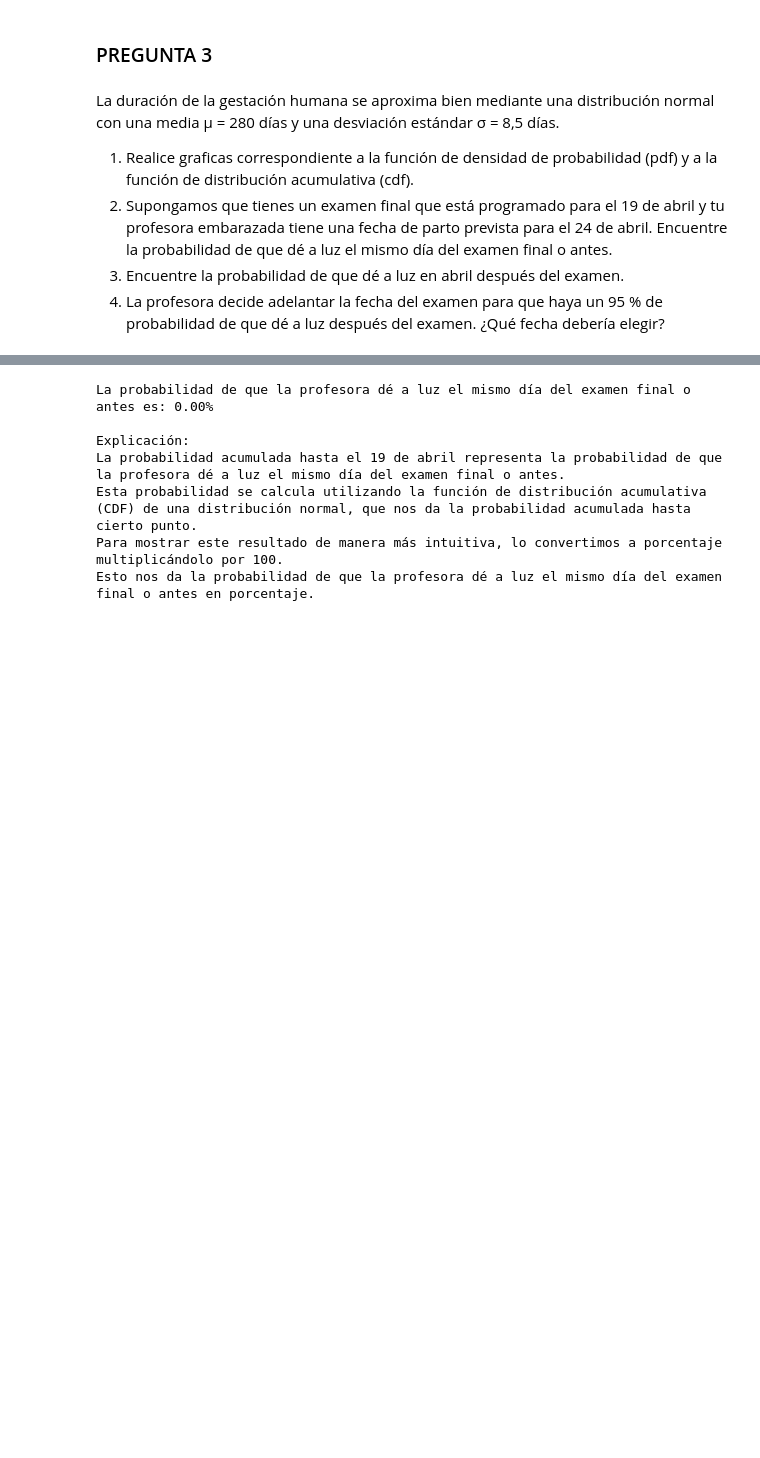
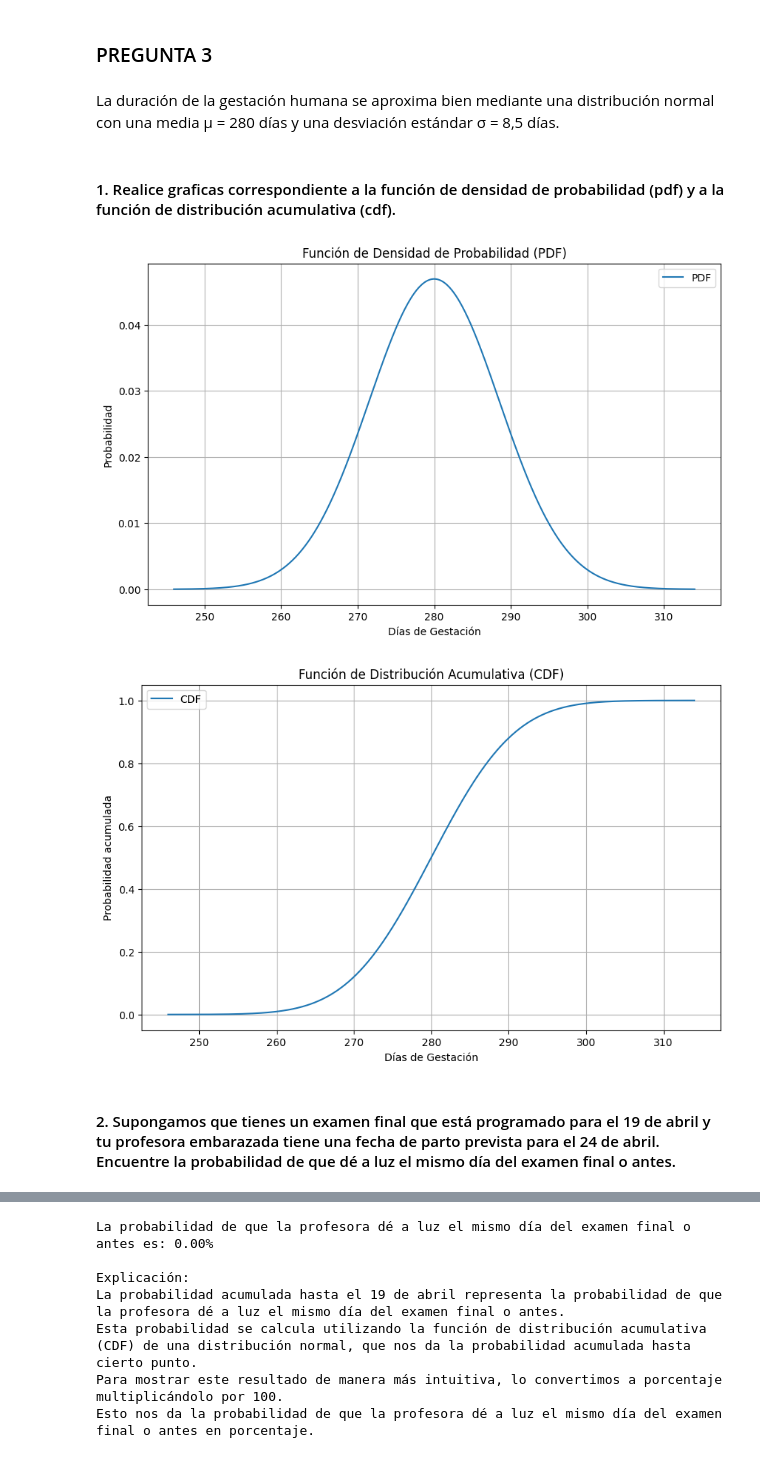
Before and after one commit to DCajiao/Distribuciones-de-Probabilidad, a Jupyter notebook: notebooks/pregunta3.ipynb, the cells around one changed output, grey strips where cells are left out. Saved outputs shown, nothing was run; the diff lists cells and outputs as text; code cells hidden in the pictures; blank space fills up the shorter version.

Commit message:
Formato de funciones

```diff
--- a/notebooks/pregunta3.ipynb
+++ b/notebooks/pregunta3.ipynb
@@ -1,9 +1,77 @@
 # %% [markdown]
 ### PREGUNTA 3
+# %% [markdown]
+La duración de la gestación humana se aproxima bien mediante una distribución normal con una media µ = 280 días y una desviación estándar σ = 8,5 días.
+# %% [markdown]
+#### 1.  Realice graficas correspondiente a la función de densidad de probabilidad (pdf) y a la función de distribución acumulativa (cdf).
+# %%
+import numpy as np
+import matplotlib.pyplot as plt
+from scipy.stats import norm
+from tabulate import tabulate
+
+def generar_distribucion_normal(mu, sigma):
+    """
+    Genera una distribución normal.
+
+    Parámetros:
+    mu (float): Media de la distribución.
+    sigma (float): Desviación estándar de la distribución.
+
+    Retorna:
+    x (array): Valores del rango.
+    pdf (array): Función de densidad de probabilidad.
+    cdf (array): Función de distribución acumulativa.
+    """
+    x = np.linspace(mu - 4*sigma, mu + 4*sigma, 1000)
+    pdf = norm.pdf(x, mu, sigma)
+    cdf = norm.cdf(x, mu, sigma)
+    return x, pdf, cdf
+
+def graficar_funcion(x, y, titulo, xlabel, ylabel, label):
+    """
+    Grafica una función.
+
+    Parámetros:
+    x (array): Valores en el eje x.
+    y (array): Valores en el eje y.
+    titulo (str): Título del gráfico.
+    xlabel (str): Etiqueta del eje x.
+    ylabel (str): Etiqueta del eje y.
+    label (str): Etiqueta de la función.
+    """
+    plt.figure(figsize=(10, 6))
+    plt.plot(x, y, label=label)
+    plt.title(titulo)
+    plt.xlabel(xlabel)
+    plt.ylabel(ylabel)
+    plt.grid(True)
+    plt.legend()
+    plt.show()
+
+def mostrar_explicacion(texto):
+    """
+    Muestra una explicación utilizando tabulate.
+
+    Parámetros:
+    texto (str): Texto a mostrar.
+    """
+    print(tabulate([[texto]], headers=['Explicación'], tablefmt='grid'))
+
+# Parámetros de la distribución normal
+mu = 280  # Media
+sigma = 8.5  # Desviación estándar
+
+# Generar distribución normal
+x, pdf, cdf = generar_distribucion_normal(mu, sigma)
+
+# Graficar la función de densidad de probabilidad (PDF)
+graficar_funcion(x, pdf, 'Función de Densidad de Probabilidad (PDF)', 'Días de Gestación', 'Probabilidad', 'PDF')
+
+# Graficar la función de distribución acumulativa (CDF)
+graficar_funcion(x, cdf, 'Función de Distribución Acumulativa (CDF)', 'Días de Gestación', 'Probabilidad acumulada', 'CDF')
+# %% [output]
+[figure, added]
+[figure, added]
 # %% [markdown]
-La duración de la gestación humana se aproxima bien mediante una distribución normal con una media µ = 280 días y una desviación estándar σ = 8,5 días.
-
-1.  Realice graficas correspondiente a la función de densidad de probabilidad (pdf) y a la función de distribución acumulativa (cdf).
-2.  Supongamos que tienes un examen final que está programado para el 19 de abril y tu profesora embarazada tiene una fecha de parto prevista para el 24 de abril. Encuentre la probabilidad de que dé a luz el mismo día del examen final o antes.
-3.  Encuentre la probabilidad de que dé a luz en abril después del examen.
-4.  La profesora decide adelantar la fecha del examen para que haya un 95 % de probabilidad de que dé a luz después del examen. ¿Qué fecha debería elegir?
+#### 2.  Supongamos que tienes un examen final que está programado para el 19 de abril y tu profesora embarazada tiene una fecha de parto prevista para el 24 de abril. Encuentre la probabilidad de que dé a luz el mismo día del examen final o antes.
```
Also changed, not shown: parts of 3 cells of this notebook, 4 other files.
